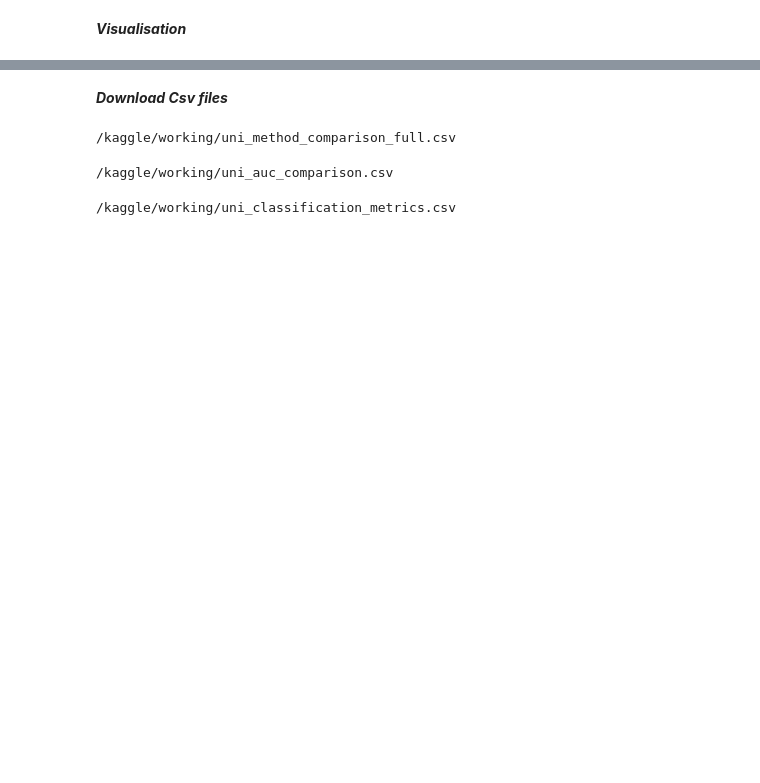
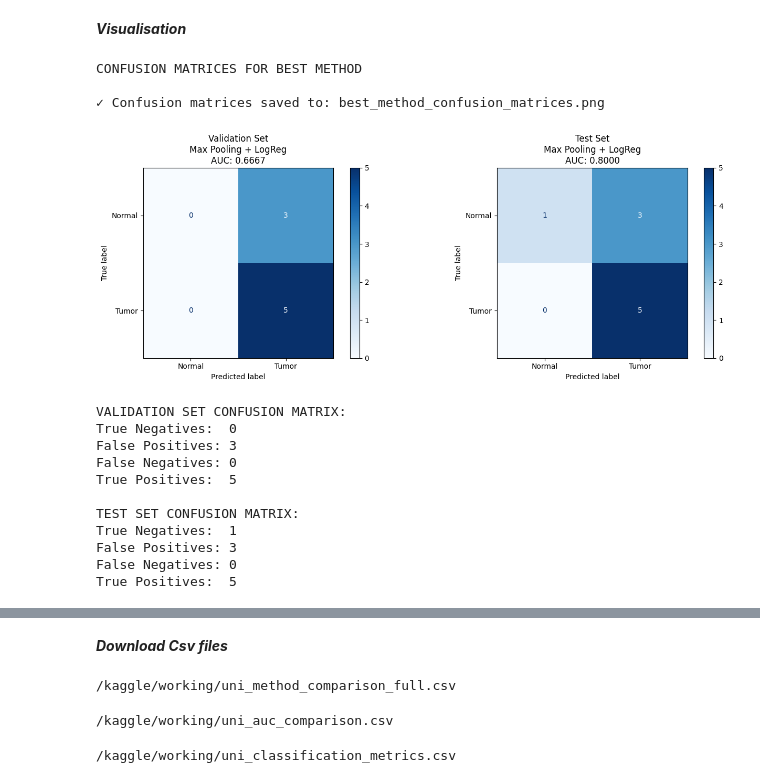
Before and after one commit to HadiaAmjad4/Learning-Biomarkers-in-Oncology-from-Histopathology-Whole-Slide-Images-WSI, a Jupyter notebook: UNI2-h/02-uni-wsi-aggregation.ipynb, the cells around one changed output, grey strips where cells are left out. Drawn from its saved outputs; the diff is of its cells as text; code cells hidden in the pictures; blank space fills up the shorter version.

```diff
--- a/UNI2-h/02-uni-wsi-aggregation.ipynb
+++ b/UNI2-h/02-uni-wsi-aggregation.ipynb
@@ -341,15 +352,13 @@ Val AUC=0.3333, Test AUC=0.5000, Acc=0.5556, Prec=0.6667, Rec=0.4000
 # %% [markdown]
 ***Method 7: Gradient Boosting***
 # %%
-#Method 7: Gradient Boosting
 print("METHOD 7: GRADIENT BOOSTING")
-
 clf = GradientBoostingClassifier(n_estimators=50, max_depth=2, learning_rate=0.1, random_state=42)
 clf.fit(X_train_scaled, y_train)
-
 val_pred = clf.predict_proba(X_val_scaled)[:, 1]
 test_pred = clf.predict_proba(X_test_scaled)[:, 1]
 test_pred_binary = (test_pred > 0.5).astype(int)
+val_pred_binary = (val_pred > 0.5).astype(int)
 
 method7_result = {
     'method': 'Gradient Boosting',
@@ -357,9 +366,15 @@ method7_result = {
     'test_auc': roc_auc_score(y_test, test_pred),
     'test_acc': accuracy_score(y_test, test_pred_binary),
     'test_precision': precision_score(y_test, test_pred_binary, zero_division=0),
-    'test_recall': recall_score(y_test, test_pred_binary, zero_division=0)
+    'test_recall': recall_score(y_test, test_pred_binary, zero_division=0),
+    # Store predictions and ground truth
+    'y_val': y_val.copy(),
+    'y_test': y_test.copy(),
+    'val_pred_binary': val_pred_binary.copy(),
+    'test_pred_binary': test_pred_binary.copy(),
+    'val_pred_proba': val_pred.copy(),
+    'test_pred_proba': test_pred.copy()
 }
-
 print(f"Val AUC={method7_result['val_auc']:.4f}, Test AUC={method7_result['test_auc']:.4f}, Acc={method7_result['test_acc']:.4f}, Prec={method7_result['test_precision']:.4f}, Rec={method7_result['test_recall']:.4f}")
 # %% [output]
 METHOD 7: GRADIENT BOOSTING
@@ -692,5 +734,64 @@ Mean Pooling + LogReg (C=0.001) 0.800000      0.65
   - uni_classification_metrics.csv (accuracy, precision, recall)
 # %% [markdown]
 ***Visualisation***
+# %%
+# Create Confusion Matrices for Best Method
+
+print("CONFUSION MATRICES FOR BEST METHOD")
+
+
+from sklearn.metrics import confusion_matrix, ConfusionMatrixDisplay
+import matplotlib.pyplot as plt
+
+# Create figure with 2 subplots
+fig, axes = plt.subplots(1, 2, figsize=(14, 5))
+
+# Validation Set Confusion Matrix
+cm_val = confusion_matrix(y_val_best, val_pred_binary_best)
+disp_val = ConfusionMatrixDisplay(confusion_matrix=cm_val,
+                                   display_labels=['Normal', 'Tumor'])
+disp_val.plot(ax=axes[0], cmap='Blues', values_format='d')
+axes[0].set_title(f'Validation Set\n{best_method_data["method"]}\nAUC: {best_method_data["val_auc"]:.4f}')
+
+# Test Set Confusion Matrix
+cm_test = confusion_matrix(y_test_best, test_pred_binary_best)
+disp_test = ConfusionMatrixDisplay(confusion_matrix=cm_test,
+                                    display_labels=['Normal', 'Tumor'])
+disp_test.plot(ax=axes[1], cmap='Blues', values_format='d')
+axes[1].set_title(f'Test Set\n{best_method_data["method"]}\nAUC: {best_method_data["test_auc"]:.4f}')
+
+plt.tight_layout()
+plt.savefig('best_method_confusion_matrices.png', dpi=300, bbox_inches='tight')
+print("\n✓ Confusion matrices saved to: best_method_confusion_matrices.png")
+plt.show()
+
+# Print confusion matrix details
+print("\nVALIDATION SET CONFUSION MATRIX:")
+print(f"True Negatives:  {cm_val[0,0]}")
+print(f"False Positives: {cm_val[0,1]}")
+print(f"False Negatives: {cm_val[1,0]}")
+print(f"True Positives:  {cm_val[1,1]}")
+
+print("\nTEST SET CONFUSION MATRIX:")
+print(f"True Negatives:  {cm_test[0,0]}")
+print(f"False Positives: {cm_test[0,1]}")
+print(f"False Negatives: {cm_test[1,0]}")
+print(f"True Positives:  {cm_test[1,1]}")
+# %% [output]
+CONFUSION MATRICES FOR BEST METHOD
+
+✓ Confusion matrices saved to: best_method_confusion_matrices.png
+[figure, added]
+VALIDATION SET CONFUSION MATRIX:
+True Negatives:  0
+False Positives: 3
+False Negatives: 0
+True Positives:  5
+
+TEST SET CONFUSION MATRIX:
+True Negatives:  1
+False Positives: 3
+False Negatives: 0
+True Positives:  5
 # %%
 #Visualization: Method Comparison
```
Also changed, not shown: parts of 13 cells of this notebook, 17 other files.
